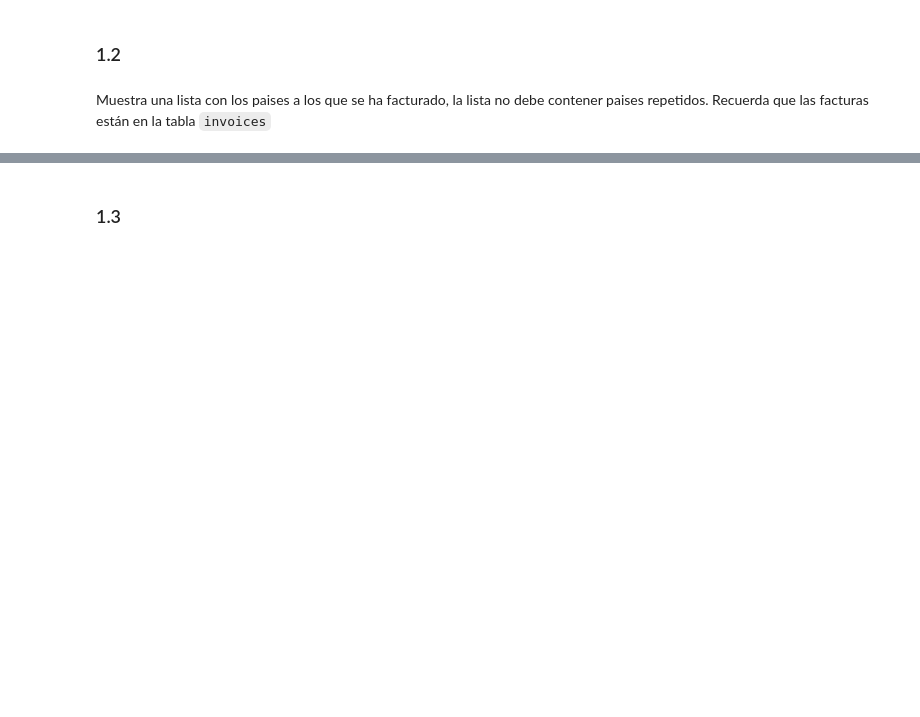
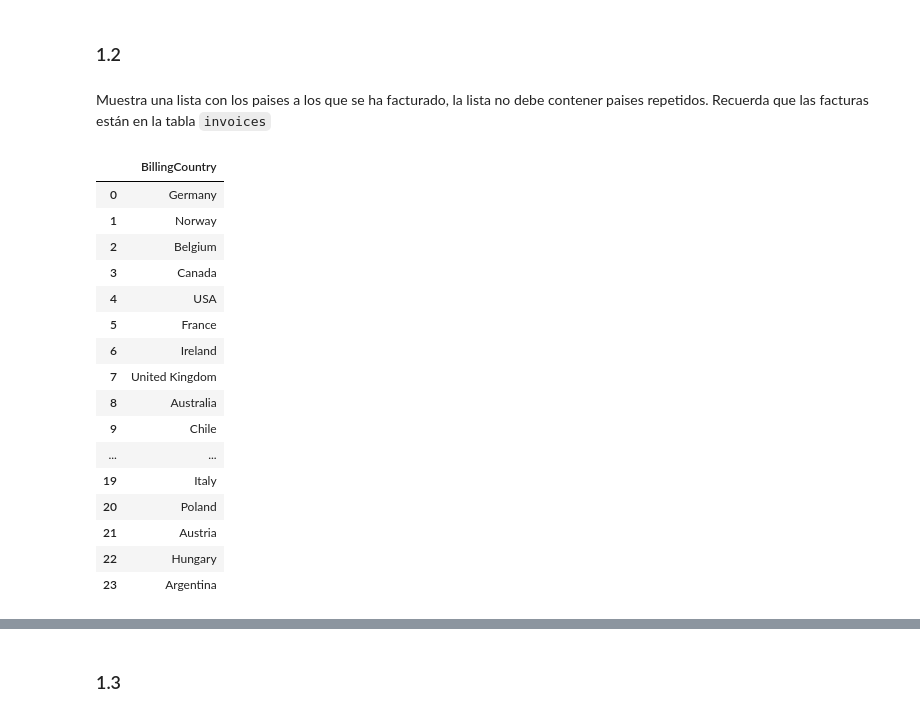
Before and after one commit to dianahoyos/DS_Online_Diana_Hoyos, a Jupyter notebook: 03_Data_Analysis/Sprint_06/Unidad_01_Procesado_Datos_Internos_BBDD/03_Practica_Obligatoria/18_Practica_Obligatoria_SQL.ipynb, the cells around one changed output, grey strips where cells are left out. Saved outputs shown, nothing was run; the diff lists cells and outputs as text; code cells hidden in the pictures; blank space fills up the shorter version.

```diff
--- a/03_Data_Analysis/Sprint_06/Unidad_01_Procesado_Datos_Internos_BBDD/03_Practica_Obligatoria/18_Practica_Obligatoria_SQL.ipynb
+++ b/03_Data_Analysis/Sprint_06/Unidad_01_Procesado_Datos_Internos_BBDD/03_Practica_Obligatoria/18_Practica_Obligatoria_SQL.ipynb
@@ -112,9 +166,29 @@ Muestra una lista con los paises a los que se ha facturado, la lista no debe con
 # %%
 # SQL
 query = '''
 SELECT DISTINCT BillingCountry
 FROM invoices;
 '''
+df = pd.read_sql(query, connection)
+df
+# %% [output]
+|  | BillingCountry |
+| 0 | Germany |
+| 1 | Norway |
+| 2 | Belgium |
+| 3 | Canada |
+| 4 | USA |
+| 5 | France |
+| 6 | Ireland |
+| 7 | United Kingdom |
+| 8 | Australia |
+| 9 | Chile |
+| ... | ... |
+| 19 | Italy |
+| 20 | Poland |
+| 21 | Austria |
+| 22 | Hungary |
+| 23 | Argentina |
 # %%
 # Pandas
 df_invoices = run_query("SELECT BillingCountry FROM invoices")
```
Also changed, not shown: parts of 15 cells of this notebook, 27 other files.
